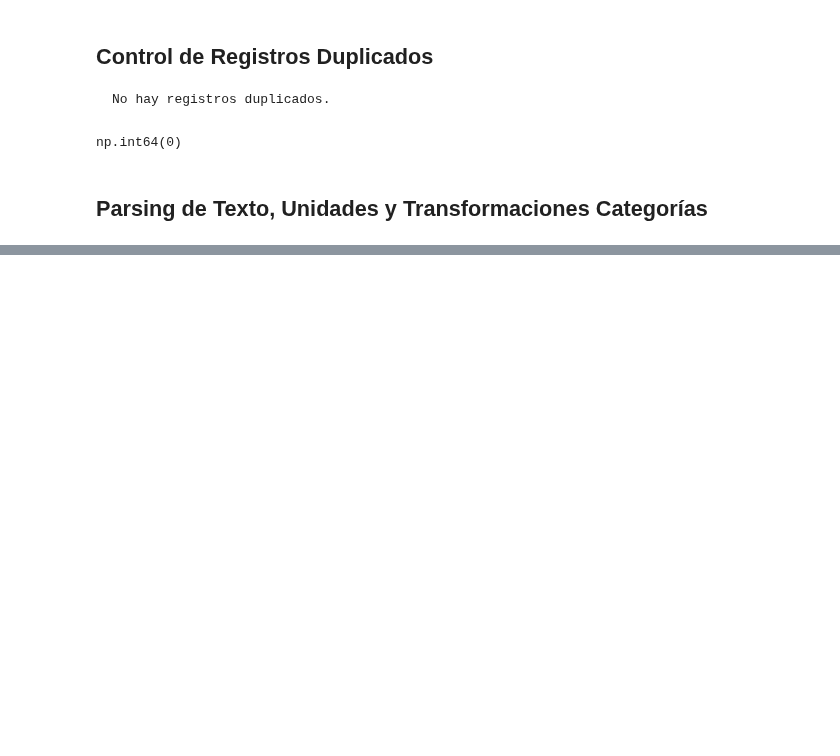
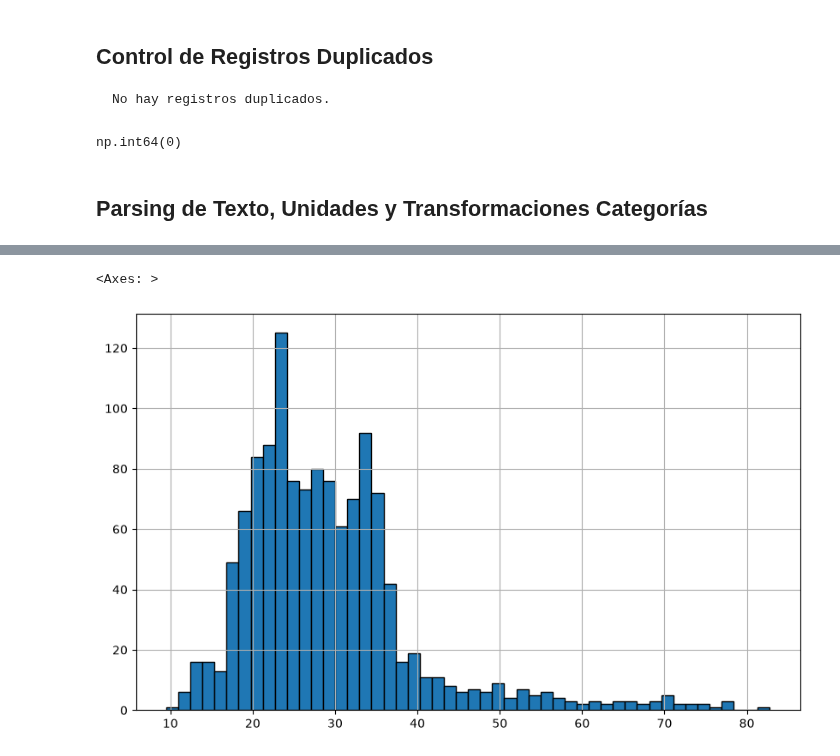
Before and after one commit to mdelrosariocoronado/tpe_fundamentos_2026, a Jupyter notebook: entrega.ipynb, the cells around one changed output, grey strips where cells are left out. Cells and saved outputs as stored; diff of their text form; code cells hidden in the pictures; blank space fills up the shorter version.

```diff
--- a/entrega.ipynb
+++ b/entrega.ipynb
@@ -342,0 +427,6 @@ np.int64(0)
+# %%
+mpg_rango = mpg_urbano[(mpg_urbano['RND_ADJ_FE'] >= 0) & (mpg_urbano['RND_ADJ_FE'] <= 100)]
+mpg_rango['RND_ADJ_FE'].hist(bins=50, edgecolor='black', figsize=(10, 6))
+# %% [output]
+<Axes: >
+[figure, added]
```
Also changed, not shown: parts of 11 cells of this notebook.
